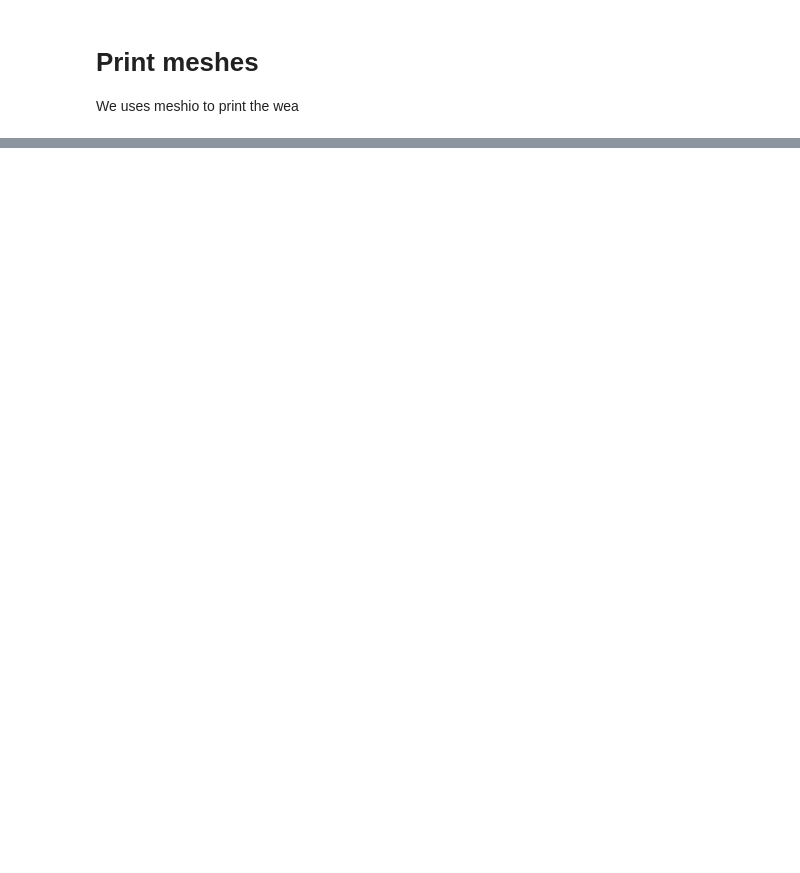
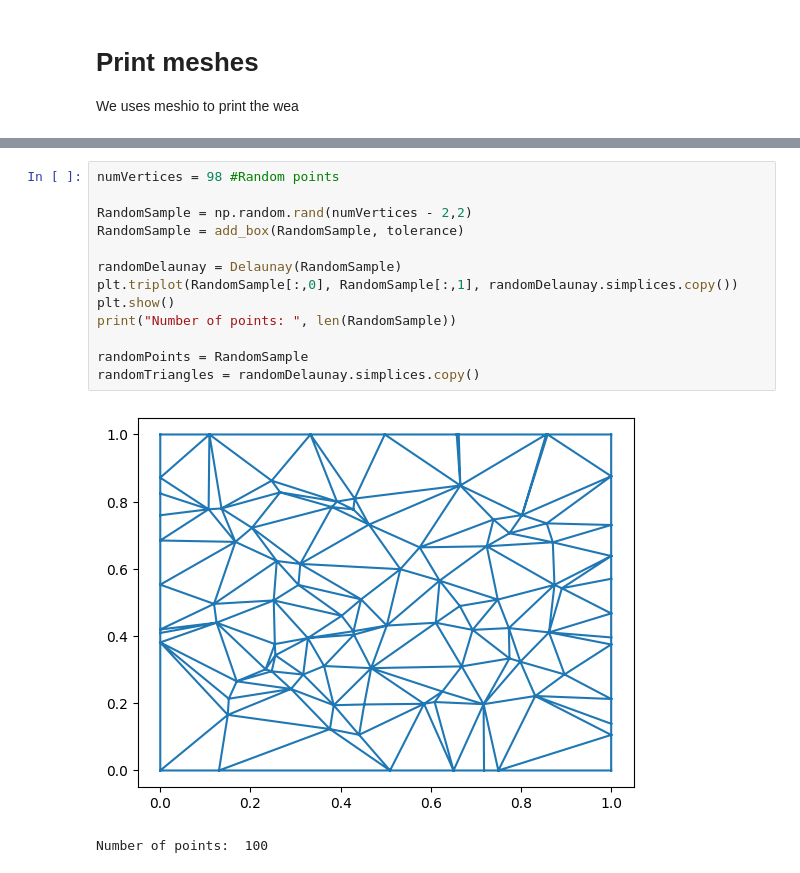
Before and after one commit to ssalinasfe/GPolylla, a Jupyter notebook: experiments/experiment.ipynb, the cells around one changed output, grey strips where cells are left out. Cells and saved outputs as stored; diff of their text form; blank space fills up the shorter version.

```diff
--- a/experiments/experiment.ipynb
+++ b/experiments/experiment.ipynb
@@ -118,0 +208,16 @@ meshio.read("1000002_poisson.off")
+# %%
+numVertices = 98 #Random points
+
+RandomSample = np.random.rand(numVertices - 2,2)
+RandomSample = add_box(RandomSample, tolerance)
+
+randomDelaunay = Delaunay(RandomSample)
+plt.triplot(RandomSample[:,0], RandomSample[:,1], randomDelaunay.simplices.copy())
+plt.show()
+print("Number of points: ", len(RandomSample))
+
+randomPoints = RandomSample
+randomTriangles = randomDelaunay.simplices.copy()
+# %% [output]
+[figure, added]
+Number of points:  100
```
Also changed, not shown: parts of 9 cells of this notebook, 1 other file.
